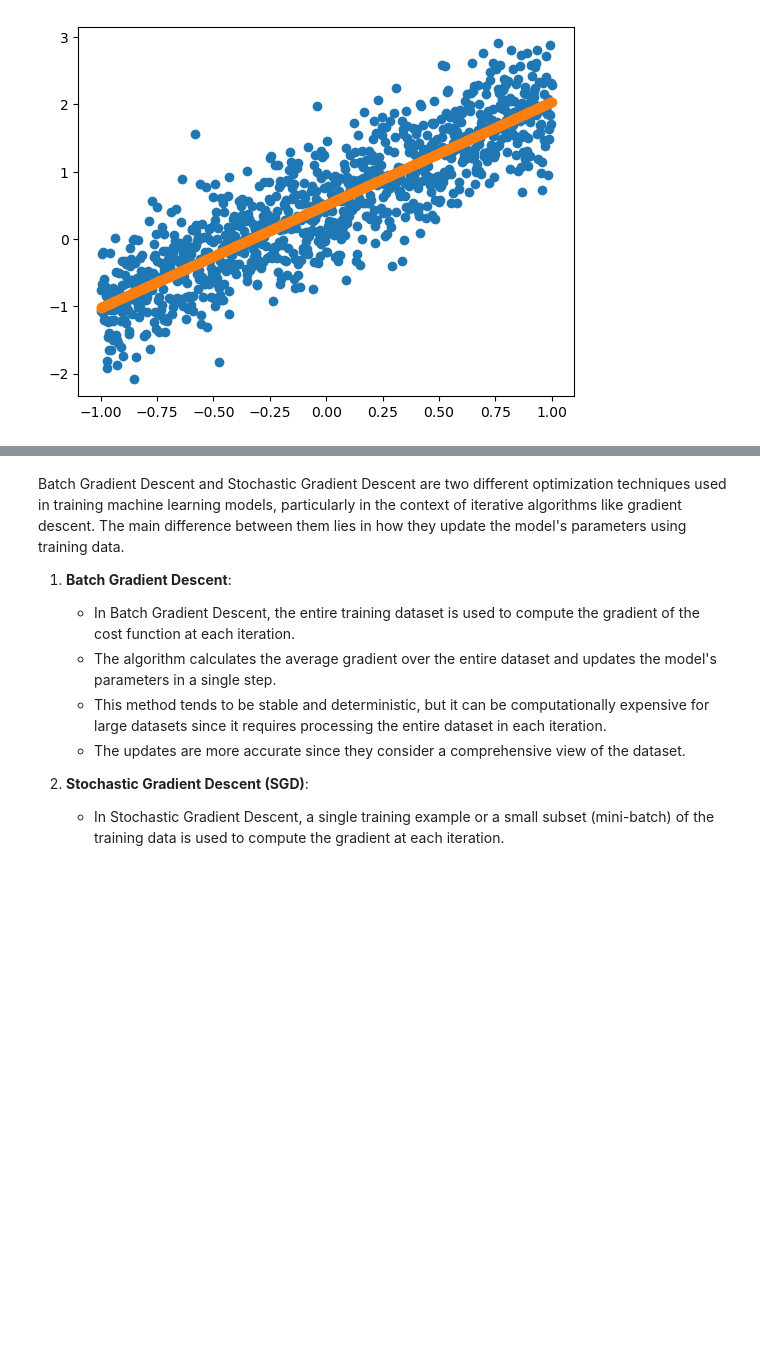
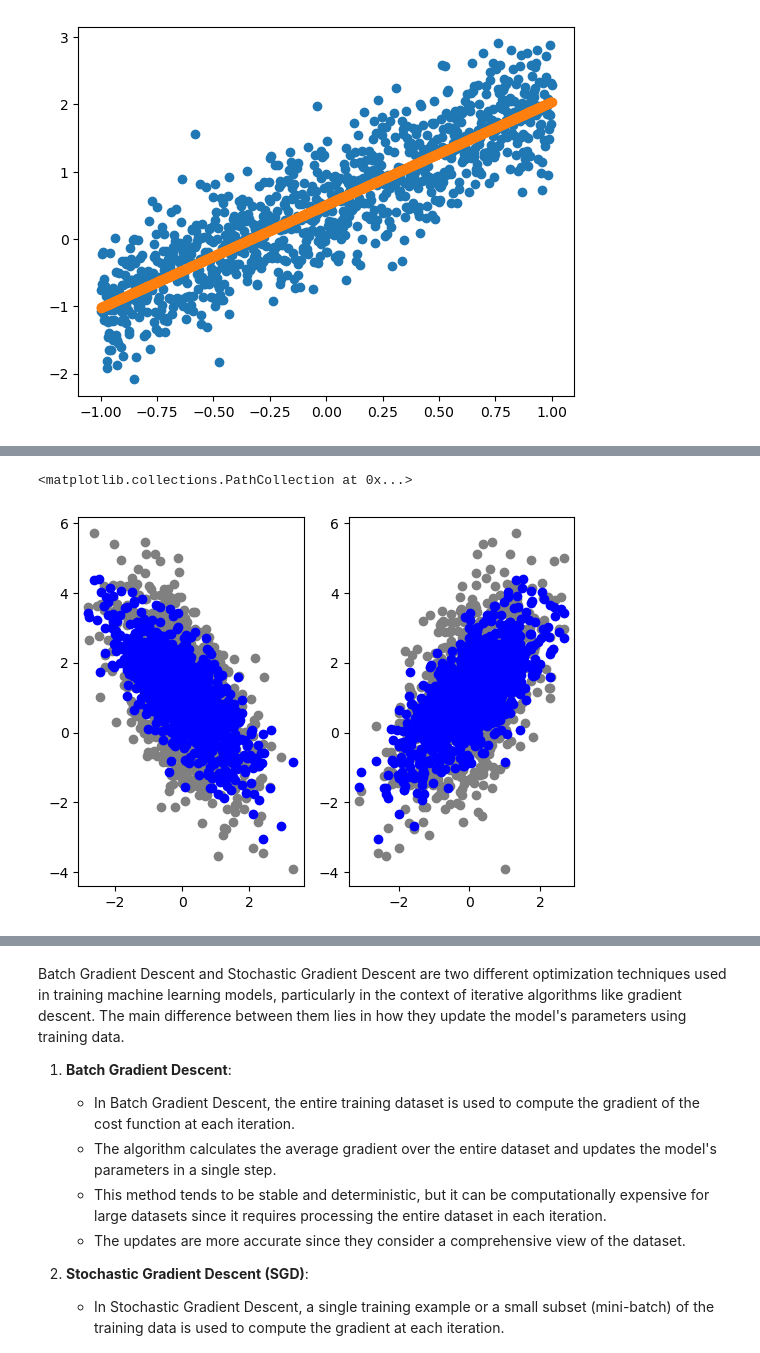
Before and after one commit to sardarchitect/fscoreai-ml, a Jupyter notebook: linear_model/1-Linear_Regression.ipynb, the cells around one changed output, grey strips where cells are left out. Cells and saved outputs as stored; diff of their text form; code cells hidden in the pictures; blank space fills up the shorter version.

```diff
--- a/linear_model/1-Linear_Regression.ipynb
+++ b/linear_model/1-Linear_Regression.ipynb
@@ -186,6 +199,6 @@ class LinearRegression():
 # %%
 model = LinearRegression()
-y_preds = model.fit(X, y)
+model.fit(X, y)
 y_preds = model.predict(X)
 
 plt.scatter(X, y)
@@ -248,6 +265,18 @@ class LinearRegression():
         # Hard-coded default values
         self.coef_ = np.array([1, -1])
         self.intercept_ = 0
+
+    def fit(self, X, y):
+        num_samples = X.shape[0]
+        X_mean = np.sum(X) / num_samples
+        y_mean = np.sum(y) / num_samples
+        S_XY = 0
+        S_XX = 0
+        for sample in range(num_samples):
+            S_XY += (X[sample] - X_mean) * (y[sample] - y_mean)
+            S_XX += (X[sample] - X_mean)**2
+        self.intercept_ = y_mean - (S_XY / S_XX * X_mean)
+        self.coef_ = S_XY / S_XX
 
     def predict(self, X):
         num_samples, num_features = X.shape[0], X.shape[1]
@@ -359,7 +394,16 @@ class LinearRegression():
         return np.array(y_preds).reshape(-1, 1)
 # %%
 model = LinearRegression()
-y_preds_uni = model.fit(X_uni, y_uni)
-y_preds_uni = model.predict(X_uni)
-plt.scatter(X_uni, y_uni)
-plt.scatter(X_uni, y_preds_uni)
+y_preds = model.fit(X, y)
+y_preds = model.predict(X)
+
+
+fig, ax = plt.subplots(1,2)
+ax[0].scatter(X[:,0], y, c="gray")
+ax[0].scatter(X[:,0], y_preds, c="blue")
+
+ax[1].scatter(X[:,1], y, c="gray")
+ax[1].scatter(X[:,1], y_preds, c="blue")
+# %% [output]
+<matplotlib.collections.PathCollection at 0x...>
+[figure, added]
```
Also changed, not shown: parts of 48 cells of this notebook.
